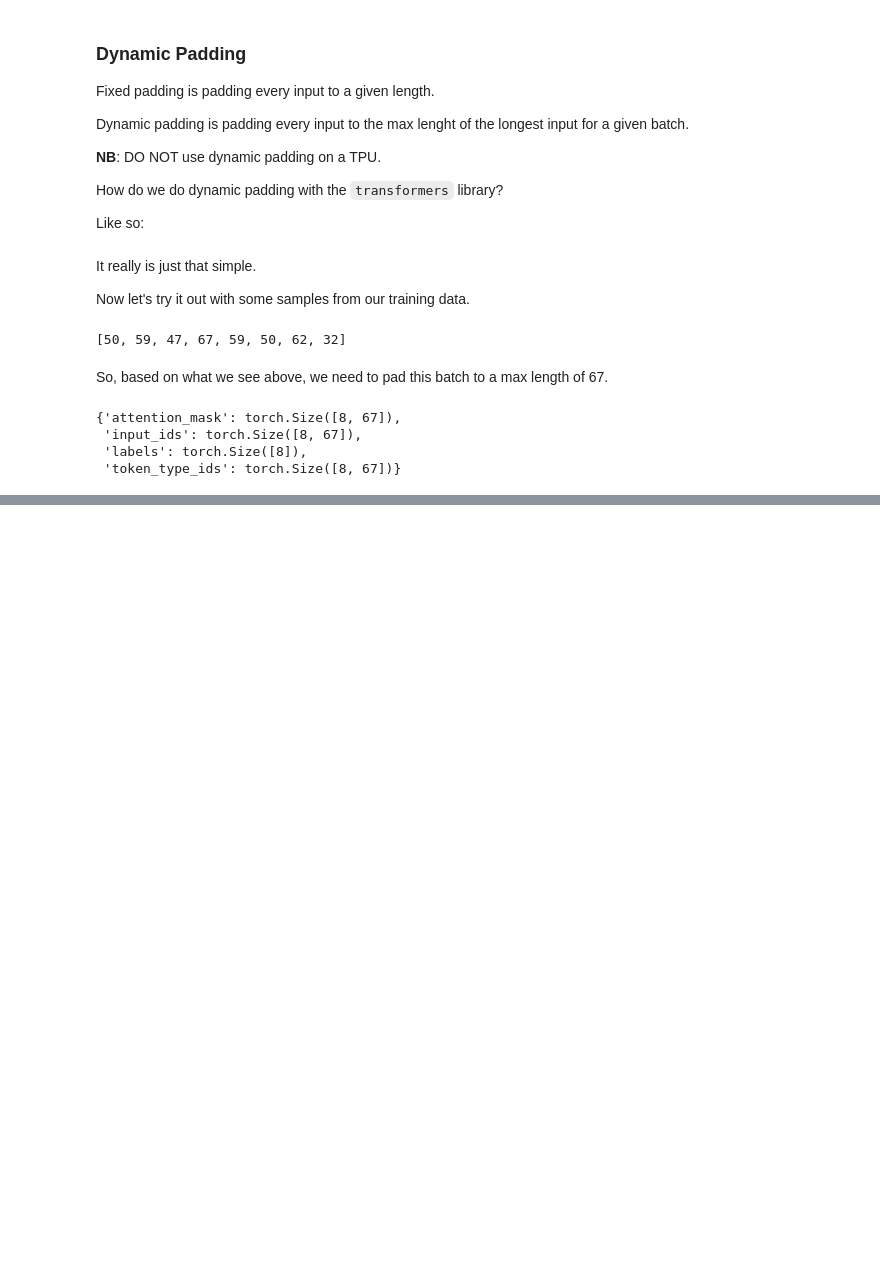
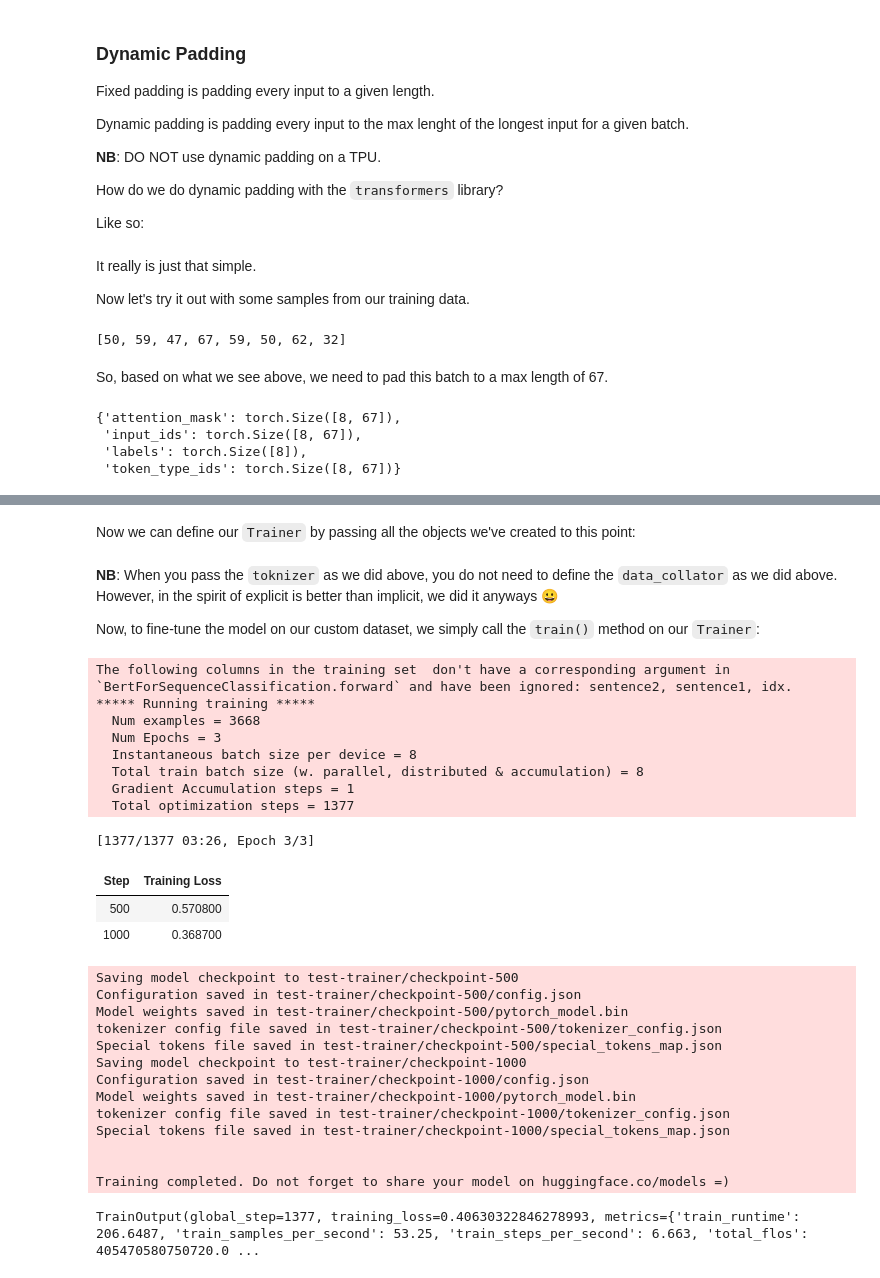
Before and after one commit to educatorsRlearners/hugging_face_course, a Jupyter notebook: 03_fine_tuning_a_pretrained_model.ipynb, the cells around one changed output, grey strips where cells are left out. Saved outputs shown, nothing was run; the diff lists cells and outputs as text; code cells hidden in the pictures; blank space fills up the shorter version.

````diff
--- a/03_fine_tuning_a_pretrained_model.ipynb
+++ b/03_fine_tuning_a_pretrained_model.ipynb
@@ -222,0 +240,14 @@ batch = data_collator(samples)
+# %%
+from datasets import load_dataset
+from transformers import  AutoTokenizer, DataCollatorWithPadding
+
+raw_datasets = load_dataset("glue", "mrpc")
+checkpoint = 'bert-base-uncased'
+tokenizer = AutoTokenizer.from_pretrained(checkpoint)
+
+def tokenize_function(example):
+  return tokenizer(example['sentence1'], example['sentence2'], truncation=True)
+
+
+tokenized_datasets = raw_datasets.map(tokenize_function, batched=True)
+data_collator = DataCollatorWithPadding(tokenizer=tokenizer)
@@ -222,0 +261,4 @@ batch = data_collator(samples)
+# %%
+from transformers import TrainingArguments
+
+training_args = TrainingArguments('test-trainer')
@@ -222,0 +269,6 @@ batch = data_collator(samples)
+# %%
+from transformers import AutoModelForSequenceClassification
+
+model = AutoModelForSequenceClassification.from_pretrained(
+    pretrained_model_name_or_path=checkpoint,
+    num_labels=2)
@@ -222,0 +281,46 @@ batch = data_collator(samples)
+# %% [markdown]
+Now we can define our ```Trainer``` by passing all the objects we've created to this point:
+# %%
+from transformers import  Trainer
+
+trainer = Trainer(
+    model,
+    training_args,
+    train_dataset=tokenized_datasets["train"],
+    eval_dataset=tokenized_datasets['validation'],
+    data_collator=data_collator,
+    tokenizer=tokenizer
+)
+# %% [markdown]
+**NB**: When you pass the ```toknizer``` as we did above, you do not need to define the ```data_collator``` as we did above. However, in the spirit of explicit is better than implicit, we did it anyways 😀
+
+Now, to fine-tune the model on our custom dataset, we simply call the ```train()``` method on our ```Trainer```:
+# %%
+trainer.train()
+# %% [output]
+The following columns in the training set  don't have a corresponding argument in `BertForSequenceClassification.forward` and have been ignored: sentence2, sentence1, idx.
+***** Running training *****
+  Num examples = 3668
+  Num Epochs = 3
+  Instantaneous batch size per device = 8
+  Total train batch size (w. parallel, distributed & accumulation) = 8
+  Gradient Accumulation steps = 1
+  Total optimization steps = 1377
+[1377/1377 03:26, Epoch 3/3]
+| Step | Training Loss |
+| 500 | 0.570800 |
+| 1000 | 0.368700 |
+Saving model checkpoint to test-trainer/checkpoint-500
+Configuration saved in test-trainer/checkpoint-500/config.json
+Model weights saved in test-trainer/checkpoint-500/pytorch_model.bin
+tokenizer config file saved in test-trainer/checkpoint-500/tokenizer_config.json
+Special tokens file saved in test-trainer/checkpoint-500/special_tokens_map.json
+Saving model checkpoint to test-trainer/checkpoint-1000
+Configuration saved in test-trainer/checkpoint-1000/config.json
+Model weights saved in test-trainer/checkpoint-1000/pytorch_model.bin
+tokenizer config file saved in test-trainer/checkpoint-1000/tokenizer_config.json
+Special tokens file saved in test-trainer/checkpoint-1000/special_tokens_map.json
+
+
+Training completed. Do not forget to share your model on huggingface.co/models =)
+TrainOutput(global_step=1377, training_loss=0.40630322846278993, metrics={'train_runtime': 206.6487, 'train_samples_per_second': 53.25, 'train_steps_per_second': 6.663, 'total_flos': 405470580750720.0 ...
````
Also changed, not shown: parts of 23 cells of this notebook.
